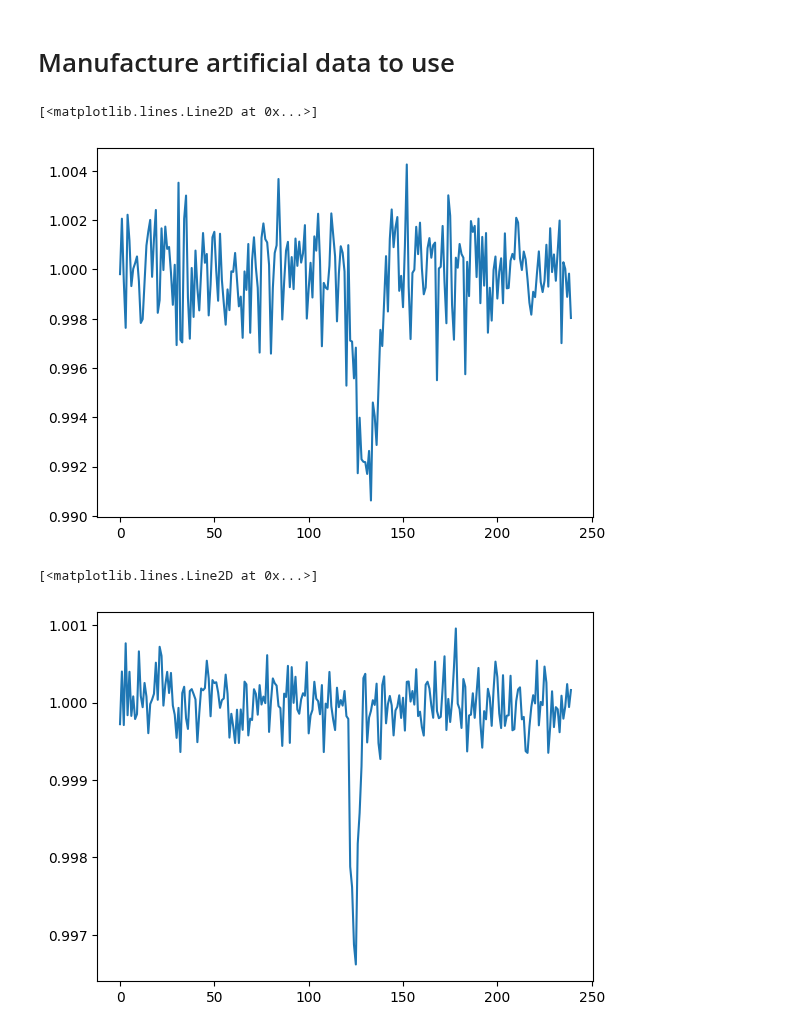
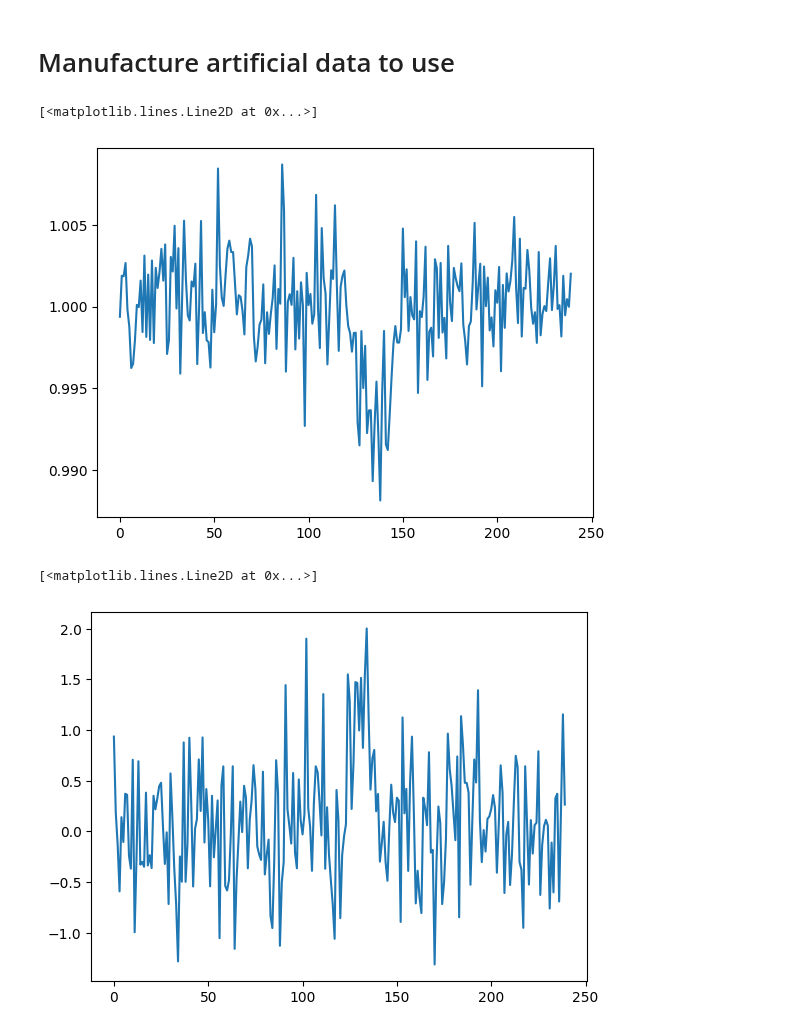
Before and after one commit to sfremy/astro_tools, a Jupyter notebook: a2_train_model_v2.ipynb, the cells around one changed output. Saved outputs shown, nothing was run; the diff lists cells and outputs as text; code cells hidden in the pictures.

```diff
--- a/a2_train_model_v2.ipynb
+++ b/a2_train_model_v2.ipynb
@@ -403,17 +406,16 @@ def make_transit(t0, period, duration, depth, ratio, resolution=1/192):
     b = [ab, 1 - depth]
     c = [ab + bc, 1 - depth]
     d = [duration, 1]
-
     x = np.array([a[0], b[0], c[0], d[0]])
     y = [a[1], b[1], c[1], d[1]]
 
     one_period_flux = np.interp(one_period_time, x+t0, y)
     return one_period_flux
 
-dur = np.random.uniform(0.2,0.8)
+dur = np.random.uniform(0.3,0.8)
 depth = np.random.uniform(0.001,0.01)
 ratio = np.random.uniform(0.005,0.1)
-snr = np.random.uniform(2,8)
+snr = np.random.uniform(2,5)
 otr = make_transit(2.5, 5, dur, depth, ratio, resolution=1/48)
 
 sigma = depth * np.sqrt(dur) / snr * 1.5
@@ -427,7 +429,7 @@ plt.figure()
 plt.plot(otr)
 # %% [output]
 [<matplotlib.lines.Line2D at 0x...>]
-[figure, old version]
+[figure, new version]
 # %%
 #Make samples for the unfolded approach
 n_samples = 1000
@@ -436,11 +438,11 @@ negative_tr = []
 positive_tr = []
 
 for i in range(n_samples):
-    dur = np.random.uniform(0.05,0.5)
-    depth = np.random.uniform(0.0001,0.01)
-    ratio = np.random.uniform(0.001,0.1)
-    snr = np.random.uniform(2,8)
-    otr = utils.make_transit(2.5, 5, dur, depth, ratio, resolution=1/48)
+    dur = np.random.uniform(0.3,0.8)
+    depth = np.random.uniform(0.001,0.01)
+    ratio = np.random.uniform(0.005,0.1)
+    snr = np.random.uniform(2,5)
+    otr = make_transit(2.5, 5, dur, depth, ratio, resolution=1/48)
 
     sigma = depth * np.sqrt(dur) / snr
     noise = np.random.normal(0.0, sigma, len(otr))
@@ -456,7 +458,7 @@ for i in range(n_samples):
 ntr = np.stack(negative_tr, axis = 0)
 ptr = np.stack(positive_tr, axis = 0)
 
-# np.savez(name, neglc = ntr, poslc = ptr)
+np.savez(name, neglc = ntr, poslc = ptr)
 # %%
 import astropy.stats
 
@@ -469,34 +471,34 @@ p_transform = []
 n_transform = []
 
 for name in filelist:
     p = np.load(name)['poslc']
     n = np.load(name)['neglc']
 
     plc.append(p)
     nlc.append(n)
 
 
 n_sigma = 2
 #n_sigma = 20
 
 for fold in plc:
     fold_sigma =  astropy.stats.sigma_clipped_stats(fold)[2]
     folds_norm = (1 - fold) / (n_sigma*fold_sigma)  # get most of the data into (-1,1) with the multiplier to fold_sigma
     p_transform.append(folds_norm)
 
 for fold in nlc:
     fold_sigma =  astropy.stats.sigma_clipped_stats(fold)[2]
     folds_norm = (1 - fold) / (n_sigma*fold_sigma)  # get most of the data into (-1,1) with the multiplier to fold_sigma
     n_transform.append(folds_norm)
 
 p_final = np.vstack(p_transform)
 n_final = np.vstack(n_transform)
 
-# np.savez('100K_foldless_transformed.npz', neglc = n_final, poslc = p_final)
+np.savez('100K_foldless_transformed.npz', neglc = n_final, poslc = p_final)
 
 plt.figure()
-plt.plot(plc[0][5])
-plt.plot(p_final[5])
+# plt.plot(plc[0][4])
+plt.plot(p_final[165])
 # %% [output]
 [<matplotlib.lines.Line2D at 0x...>]
-[figure, old version]
+[figure, new version]
```
Also changed, not shown: parts of 7 cells of this notebook, 2 other files.
